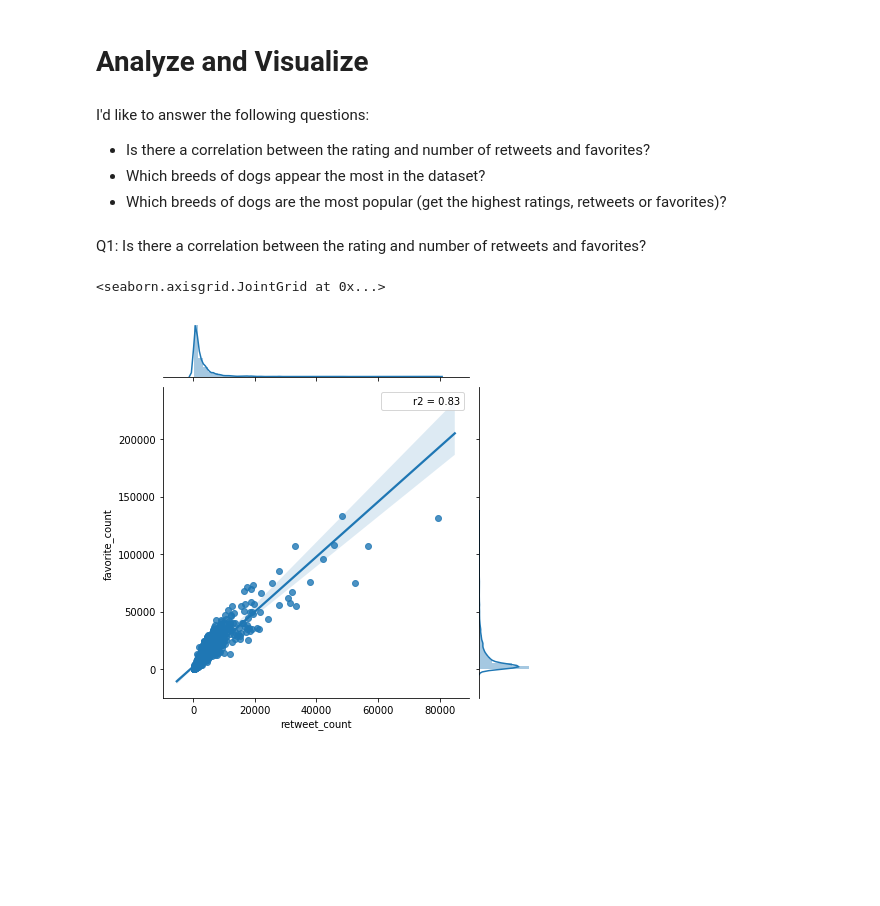
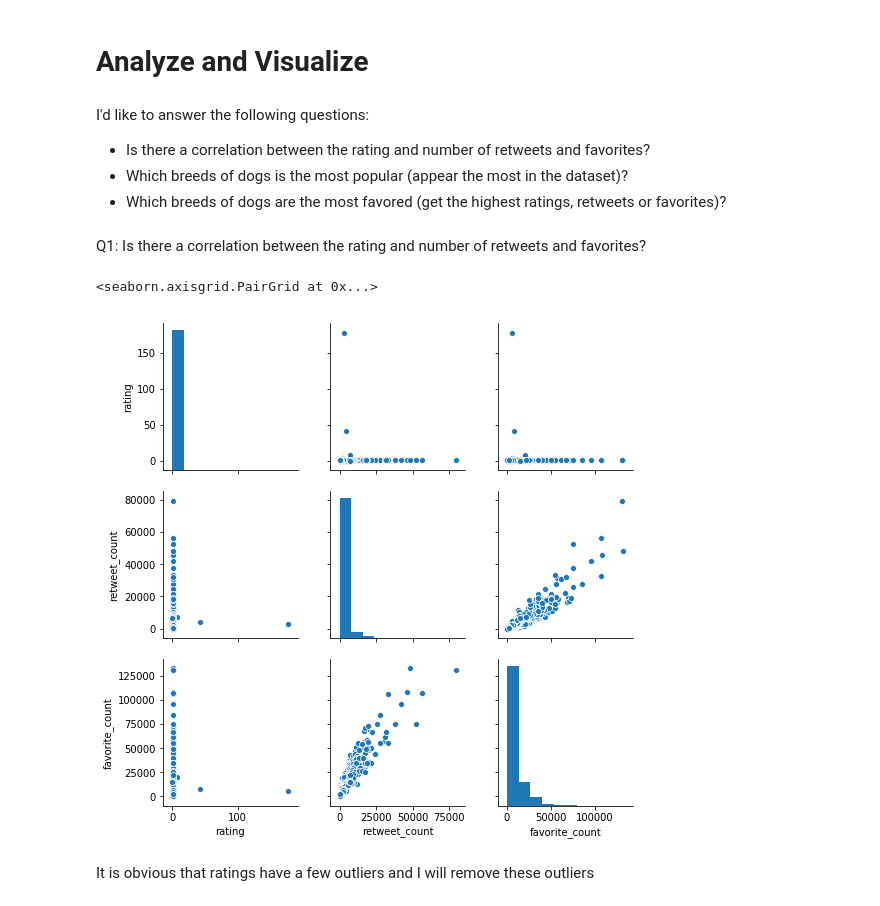
Before and after one commit to jgu1989/UdacityDataAnalystNanodegree, a Jupyter notebook: 4_Wrangle_Analyze/wrangle_act.ipynb, the cells around one changed output. Cells and saved outputs as stored; diff of their text form; code cells hidden in the pictures; blank space fills up the shorter version.

```diff
--- a/4_Wrangle_Analyze/wrangle_act.ipynb
+++ b/4_Wrangle_Analyze/wrangle_act.ipynb
@@ -664,14 +664,16 @@ df_inner.to_csv('twitter_archive_master.csv')
 I'd like to answer the following questions:
 
 - Is there a correlation between the rating and number of retweets and favorites?
-- Which breeds of dogs appear the most in the dataset?
-- Which breeds of dogs are the most popular (get the highest ratings, retweets or favorites)?
+- Which breeds of dogs is the most popular (appear the most in the dataset)?
+- Which breeds of dogs are the most favored (get the highest ratings, retweets or favorites)?
 # %% [markdown]
 Q1: Is there a correlation between the rating and number of retweets and favorites?
-# %%
-def r2(x, y):
-    return stats.pearsonr(df_inner.retweet_count, df_inner.favorite_count)[0] ** 2
-sns.jointplot(data = df_inner, x='retweet_count', y='favorite_count', kind='reg', stat_func=r2)
-# %% [output]
-<seaborn.axisgrid.JointGrid at 0x...>
-[figure, removed]
+# %%
+df_inner['rating'] =df_inner.rating_numerator / df_inner.rating_denominator
+# %%
+sns.pairplot(df_inner[['rating','retweet_count','favorite_count']])
+# %% [output]
+<seaborn.axisgrid.PairGrid at 0x...>
+[figure, added]
+# %% [markdown]
+It is obvious that ratings have a few outliers and I will remove these outliers
```
Also changed, not shown: parts of 10 cells of this notebook.
